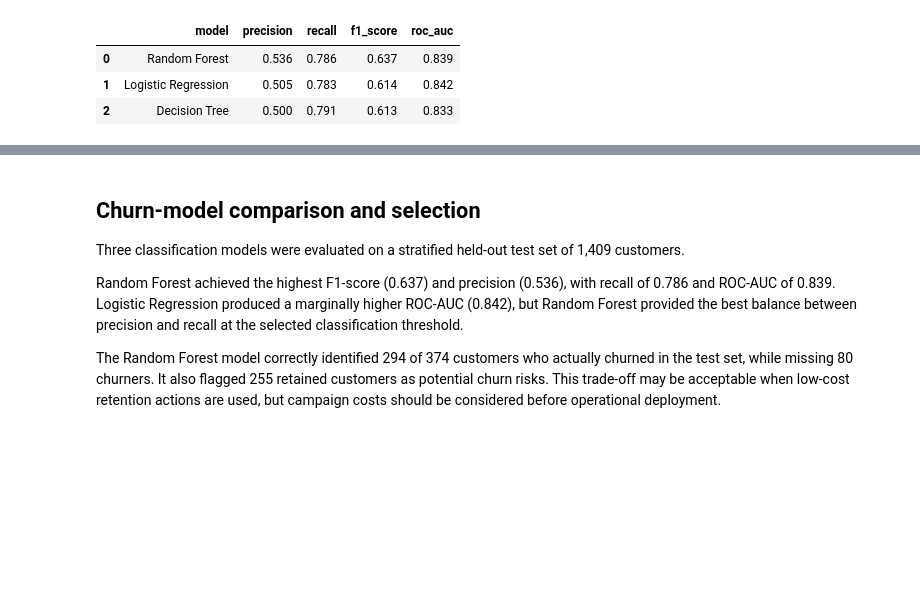
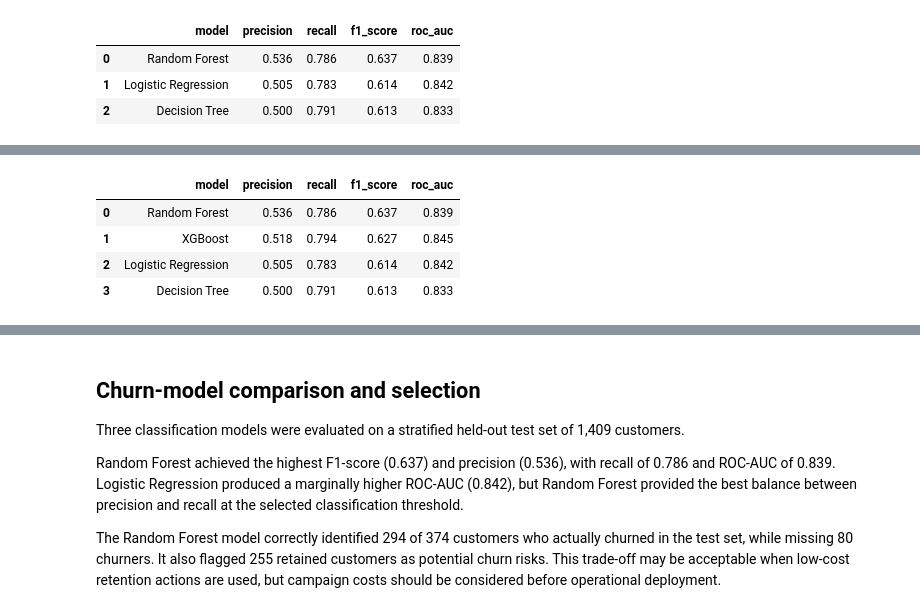
Before and after one commit to Altayeb5/telecom-churn-prediction-segmentation, a Jupyter notebook: notebooks/04_churn_prediction.ipynb, the cells around one changed output, grey strips where cells are left out. Cells and saved outputs as stored; diff of their text form; code cells hidden in the pictures; blank space fills up the shorter version.

```diff
--- a/notebooks/04_churn_prediction.ipynb
+++ b/notebooks/04_churn_prediction.ipynb
@@ -201 +207,80 @@ display(results_display)
+# %%
+from xgboost import XGBClassifier
+from sklearn.pipeline import Pipeline
+from sklearn.metrics import (
+    precision_score,
+    recall_score,
+    f1_score,
+    roc_auc_score
+)
+
+# XGBoost requires a numeric target.
+# This does not change the original models or the held-out test split.
+y_train_binary = (y_train == "Yes").astype(int)
+y_test_binary = (y_test == "Yes").astype(int)
+
+# Equivalent class-imbalance weighting for XGBoost.
+scale_pos_weight = (
+    (y_train == "No").sum() /
+    (y_train == "Yes").sum()
+)
+
+xgb_model = XGBClassifier(
+    objective="binary:logistic",
+    eval_metric="logloss",
+    n_estimators=300,
+    learning_rate=0.05,
+    max_depth=3,
+    min_child_weight=5,
+    subsample=0.80,
+    colsample_bytree=0.80,
+    scale_pos_weight=scale_pos_weight,
+    random_state=42,
+    n_jobs=-1,
+    tree_method="hist"
+)
+
+xgb_pipeline = Pipeline(steps=[
+    ("preprocessor", preprocessor),
+    ("model", xgb_model)
+])
+
+xgb_pipeline.fit(X_train, y_train_binary)
+
+xgb_pred_binary = xgb_pipeline.predict(X_test)
+xgb_probability = xgb_pipeline.predict_proba(X_test)[:, 1]
+
+# Convert predictions back to the labels used by the existing evaluation.
+xgb_predictions = pd.Series(
+    xgb_pred_binary,
+    index=y_test.index
+).map({0: "No", 1: "Yes"})
+
+trained_models["XGBoost"] = xgb_pipeline
+predictions["XGBoost"] = {
+    "predicted_labels": xgb_predictions,
+    "churn_probability": xgb_probability
+}
+
+xgb_result = pd.DataFrame([{
+    "model": "XGBoost",
+    "precision": precision_score(y_test, xgb_predictions, pos_label="Yes"),
+    "recall": recall_score(y_test, xgb_predictions, pos_label="Yes"),
+    "f1_score": f1_score(y_test, xgb_predictions, pos_label="Yes"),
+    "roc_auc": roc_auc_score(y_test_binary, xgb_probability)
+}])
+
+comparison_with_xgb = (
+    pd.concat([results_df, xgb_result], ignore_index=True)
+    .sort_values("f1_score", ascending=False)
+    .reset_index(drop=True)
+)
+
+display(comparison_with_xgb.round(3))
+# %% [output]
+|  | model | precision | recall | f1_score | roc_auc |
+| 0 | Random Forest | 0.536 | 0.786 | 0.637 | 0.839 |
+| 1 | XGBoost | 0.518 | 0.794 | 0.627 | 0.845 |
+| 2 | Logistic Regression | 0.505 | 0.783 | 0.614 | 0.842 |
+| 3 | Decision Tree | 0.500 | 0.791 | 0.613 | 0.833 |
 # %%
```
Also changed, not shown: parts of 3 cells of this notebook, 2 other files.
